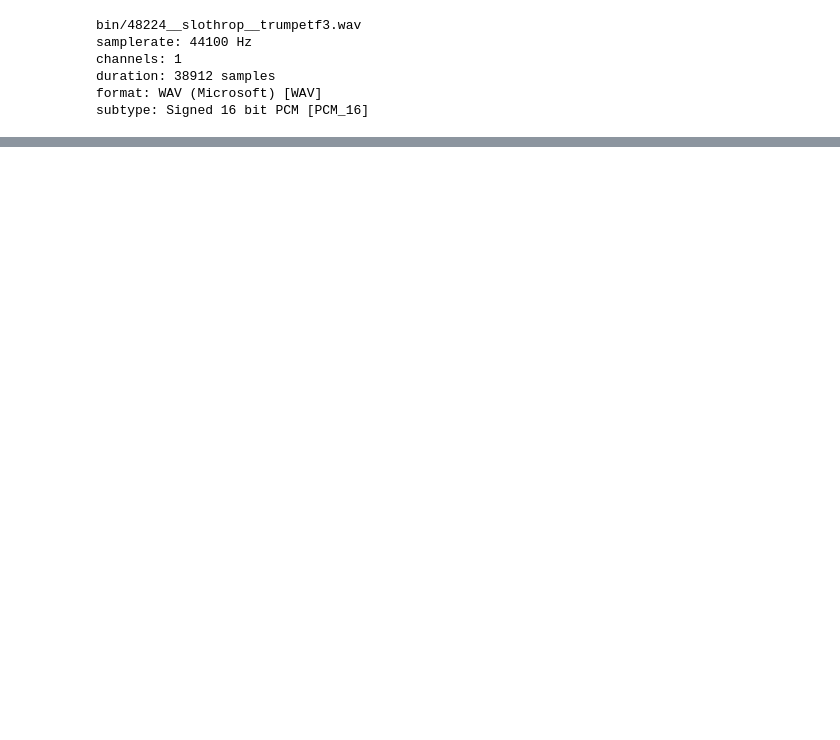
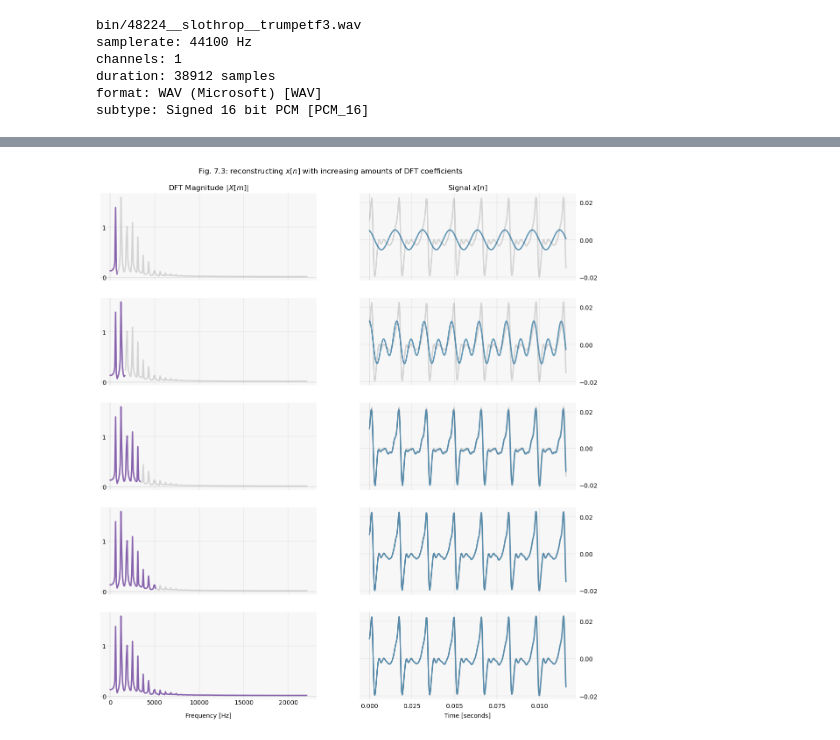
Before and after one commit to buruzaemon/digital-signals-theory, a Jupyter notebook: DST_CH7.ipynb, the cells around one changed output, grey strips where cells are left out. Drawn from its saved outputs; the diff is of its cells as text; code cells hidden in the pictures; blank space fills up the shorter version.

```diff
--- a/DST_CH7.ipynb
+++ b/DST_CH7.ipynb
@@ -102,0 +115,97 @@ plt.show()
+# %%
+_X = np.fft.fft(raw_x)
+# %%
+apparent_fund_freq = 667
+
+data = [
+    (10, apparent_fund_freq),
+    (20, apparent_fund_freq*2),
+    (40, apparent_fund_freq*5),
+    (60, apparent_fund_freq*8),
+    (_X.size, _X.size)
+]
+# %%
+fig, axes = plt.subplots(nrows=len(data), ncols=2, figsize=(14, 15))
+
+freq_idx = np.arange(X.size)
+
+
+for i, (idx, fund_freq) in enumerate(data):
+
+    mask = np.zeros(_X.size, dtype=np.complex128)
+    mask[:fund_freq] = 1.
+    mask[-fund_freq:] = 1.
+
+    _x = np.fft.ifft(_X*mask)
+    _x_trunc = np.real(_x[int(0.3*fs):  int(0.3*fs)+512])
+
+    # -----------------------------------
+    # 1st plot for the corresponding DFT
+
+    axes[i,0].plot(freq_idx[:idx], mag_X[:idx], linewidth=2.25, color='#3f007d', alpha=0.6, zorder=-1)
+    axes[i,0].plot(freq_idx[idx:], mag_X[idx:], linewidth=2.25, color='#bdbdbd', alpha=0.6, zorder=-1)
+
+    axes[i,0].grid(True, linewidth=0.3, color='#737373', alpha=0.4)
+    if i == 0:
+        axes[i,0].set_title('DFT Magnitude $|X[m]|$')
+    # Eliminate upper and right axes
+    axes[i,0].spines['right'].set_color('none')
+    axes[i,0].spines['top'].set_color('none')
+    axes[i,0].spines['bottom'].set_color('none')
+
+    # Move left y-axis, passing through (0,0)
+    axes[i,0].spines['left'].set_position('zero')
+    axes[i,0].spines['left'].set_color('grey')
+    axes[i,0].spines['left'].set_alpha(0.4)
+    axes[i,0].spines['left'].set_linewidth(0.3)
+    axes[i,0].set_yticks([0, 1])
+    axes[i,0].tick_params(axis='y', which=u'both', length=5, color='#96969680', pad=0)
+
+    # Move bottom x-axis, passing through center of plot
+    axes[i,0].spines['bottom'].set_position('zero')
+    axes[i,0].spines['bottom'].set_color('grey')
+    axes[i,0].spines['bottom'].set_alpha(0.4)
+    axes[i,0].spines['bottom'].set_linewidth(0.3)
+    if i != len(data)-1:
+        axes[i,0].set_xticks([0, 58, 116, 174, 232], [])
+    else:
+        axes[i,0].set_xlabel('Frequency [Hz]')
+        axes[i,0].xaxis.set_label_coords(0.5, -0.15)
+        axes[i,0].set_xticks([0, 58, 116, 174, 232], ['0', '5000', '10000', '15000', '20000'])
+    axes[i,0].tick_params(left=False, bottom=False, pad=2)
+
+    # 2nd plot for x in time domain...
+    axes[i,1].plot(t, x, linewidth=2.25, color='#bdbdbd', alpha=0.6, zorder=-1)
+    axes[i,1].plot(t, _x_trunc, linewidth=2.25, color='#045a8d', alpha=0.6, zorder=-1)
+
+    axes[i,1].grid(True, linewidth=0.3, color='#737373', alpha=0.4)
+    if i == 0:
+        axes[i,1].set_title('Signal $x[n]$')
+    # Eliminate upper and right axes
+    axes[i,1].spines['right'].set_color('none')
+    axes[i,1].spines['top'].set_color('none')
+
+    # Move left y-axis, passing through (0,0)
+    axes[i,1].spines['left'].set_position('zero')
+    axes[i,1].spines['left'].set_color('grey')
+    axes[i,1].spines['left'].set_alpha(0.4)
+    axes[i,1].spines['left'].set_linewidth(0.3)
+    axes[i,1].yaxis.set_label_position('right')
+    axes[i,1].yaxis.tick_right()
+    axes[i,1].set_yticks([-0.02, 0.00, 0.02])
+    # Leave bottom x-axis, passing through center of plot
+    axes[i,1].spines['bottom'].set_color('#f7f7f7')
+    axes[i,1].spines['bottom'].set_alpha(0.4)
+    axes[i,1].spines['bottom'].set_linewidth(0.3)
+    if i != len(data)-1:
+        axes[i,1].set_xticks([0, 110, 221, 331, 442], [])
+    else:
+        axes[i,1].set_xlabel('Time [seconds]')
+        axes[i,1].xaxis.set_label_coords(0.5, -0.15)
+        axes[i,1].set_xticks([0, 110, 221, 331, 442], ['0.000', '0.025', '0.005', '0.075', '0.010'])
+    axes[i,1].tick_params(left=False, right=False, bottom=False, pad=2)
+
+plt.suptitle('Fig. 7.3: reconstructing $x[n]$ with increasing amounts of DFT coefficients', y=0.92)
+plt.show()
+# %% [output]
+[figure, added]
```
Also changed, not shown: parts of 9 cells of this notebook.
